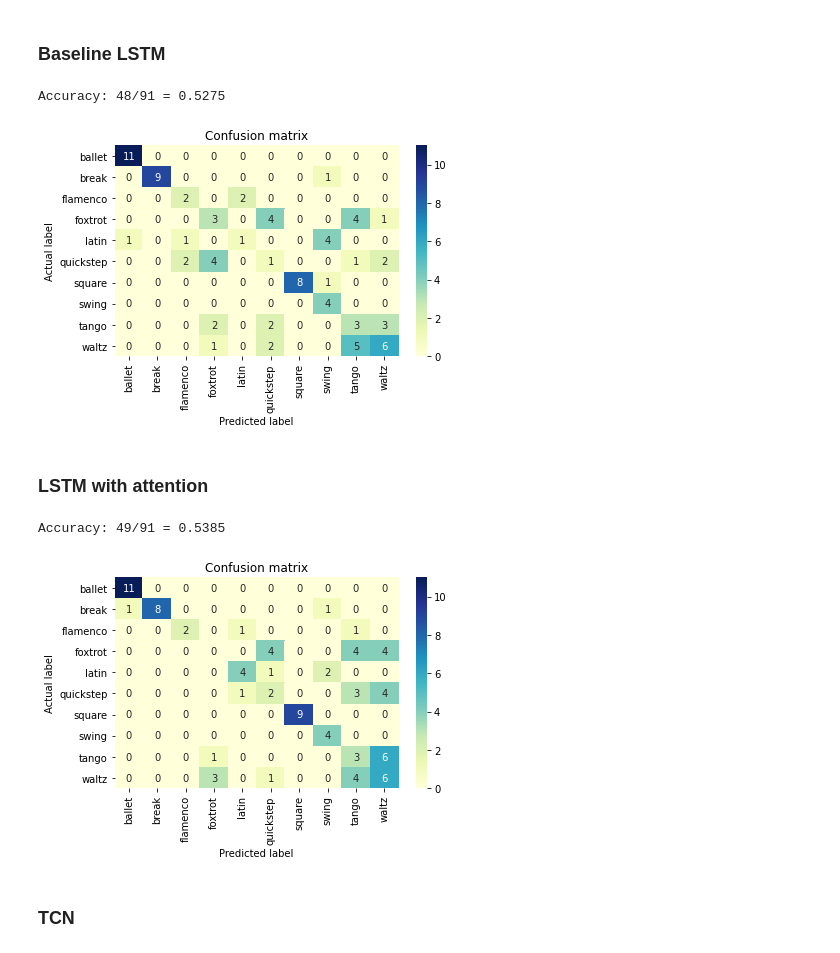
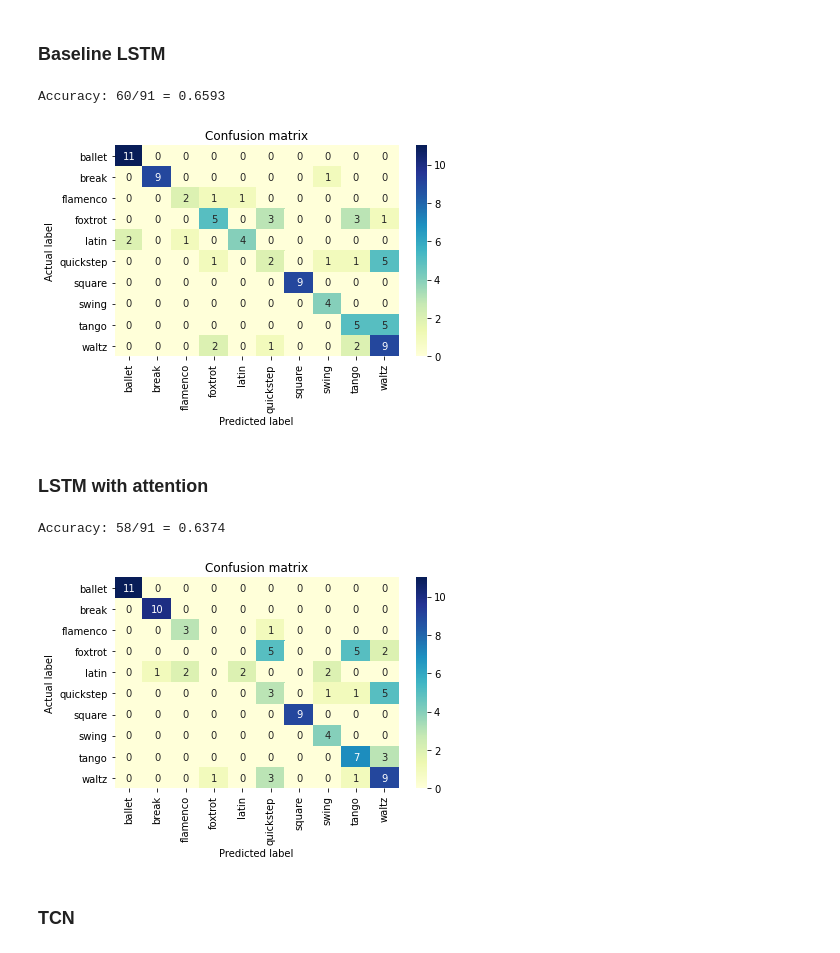
Before and after one commit to noa-codes/danceClassification, a Jupyter notebook: results/model_results.ipynb, the cells around one changed output. Cells and saved outputs as stored; diff of their text form; code cells hidden in the pictures.

```diff
--- a/results/model_results.ipynb
+++ b/results/model_results.ipynb
@@ -18,7 +18,7 @@ path = "/mnt/disks/disk1/log/"
 ### Baseline LSTM
 # %%
 # relevant log folder
-folder_name = "test_rnn_2020_6_6_h0_m12_lr0.001"
+folder_name = "test_rnn_2020_6_7_h17_m47_lr0.001"
 
 # read in data
 lstm = pd.read_csv(os.path.join(path, folder_name, "test_results.csv"), index_col=0)
@@ -26,22 +26,22 @@ lstm = pd.read_csv(os.path.join(path, folder_name, "test_results.csv"), index_co
 # print accuracy + confusion matrix
 evaluate_performance(lstm['true_y'], lstm['pred_y'], print_vals=True)
 # %% [output]
-Accuracy: 48/91 = 0.5275
+Accuracy: 60/91 = 0.6593
-[figure, old version]
+[figure, new version]
 # %% [markdown]
 ### LSTM with attention
 # %%
 # relevant log folder
-folder_name = "test_rnn_att_2020_6_6_h0_m20_lr0.001"
+folder_name = "test_rnn_att_2020_6_7_h18_m49_lr0.001"
 
 # read in data
 lstm_att = pd.read_csv(os.path.join(path, folder_name, "test_results.csv"), index_col=0)
 
 # print accuracy + confusion matrix
 evaluate_performance(lstm_att['true_y'], lstm_att['pred_y'], print_vals=True)
 # %% [output]
-Accuracy: 49/91 = 0.5385
+Accuracy: 58/91 = 0.6374
-[figure, old version]
+[figure, new version]
 # %% [markdown]
 ### TCN
 # %%
```
Also changed, not shown: 1 other file.
